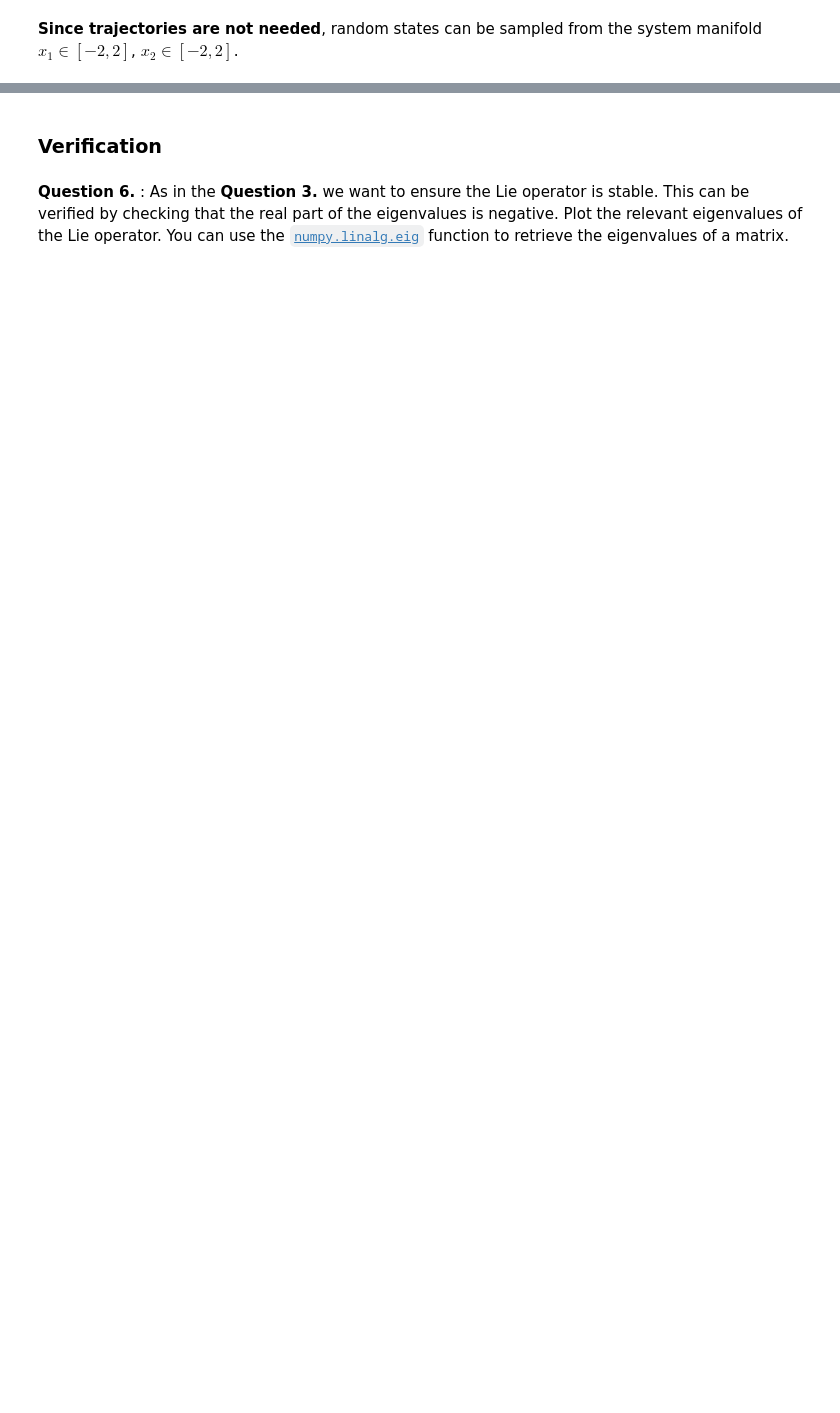
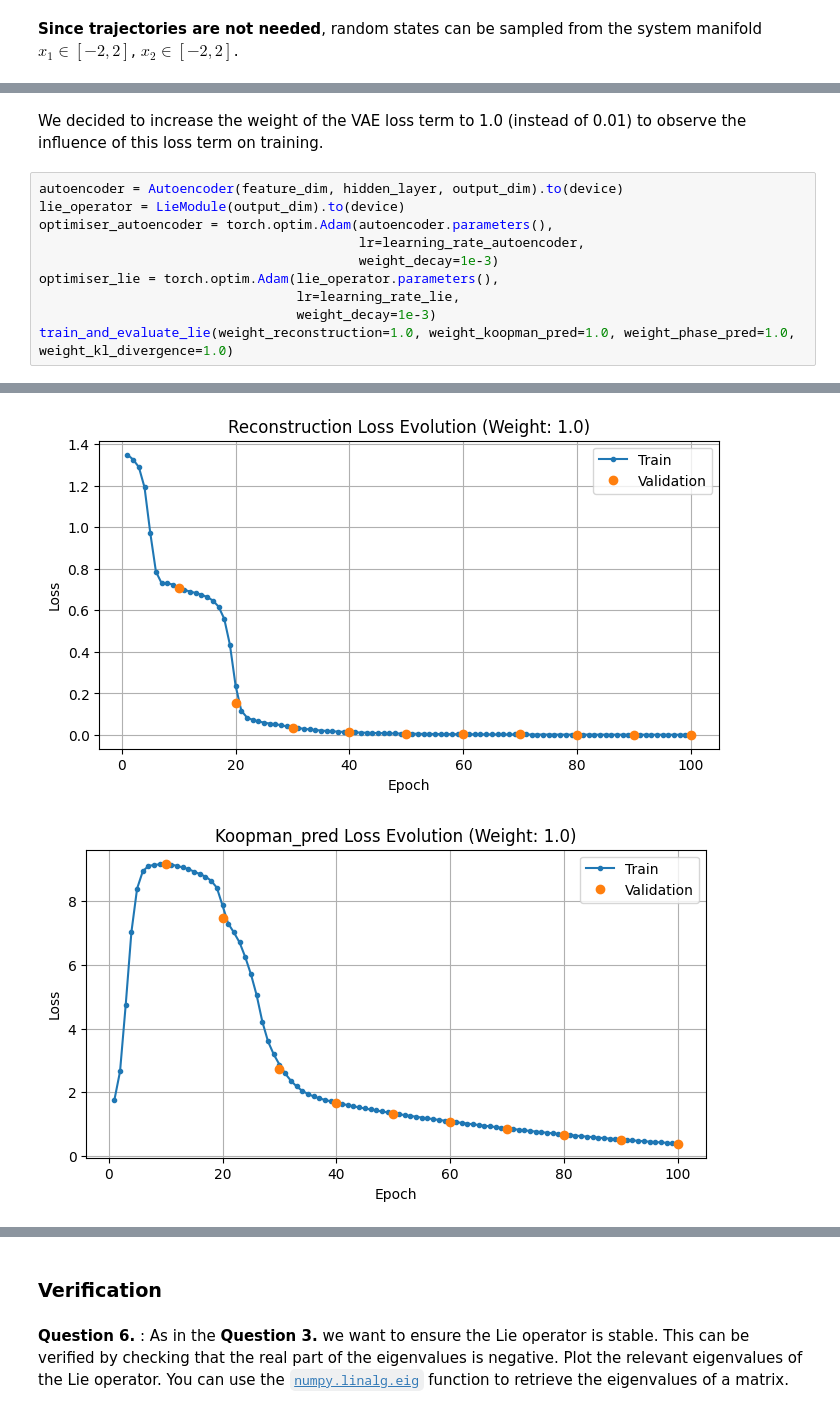
Before and after one commit to HalvardBariller/practical-deep-learning, a Jupyter notebook: 4_DynamicalSystems/TP5_dynamics.ipynb, the cells around one changed output, grey strips where cells are left out. Cells and saved outputs as stored; diff of their text form; blank space fills up the shorter version.

```diff
--- a/4_DynamicalSystems/TP5_dynamics.ipynb
+++ b/4_DynamicalSystems/TP5_dynamics.ipynb
@@ -963,0 +1114,13 @@ for epoch in range(n_epoch):
+# %% [markdown]
+We decided to increase the weight of the VAE loss term to 1.0 (instead of 0.01) to observe the influence of this loss term on training.
+# %%
+autoencoder = Autoencoder(feature_dim, hidden_layer, output_dim).to(device)
+lie_operator = LieModule(output_dim).to(device)
+optimiser_autoencoder = torch.optim.Adam(autoencoder.parameters(),
+                                         lr=learning_rate_autoencoder,
+                                         weight_decay=1e-3)
+optimiser_lie = torch.optim.Adam(lie_operator.parameters(),
+                                 lr=learning_rate_lie,
+                                 weight_decay=1e-3)
+train_and_evaluate_lie(weight_reconstruction=1.0, weight_koopman_pred=1.0, weight_phase_pred=1.0, weight_kl_divergence=1.0)
+# %% [output]
@@ -963,0 +1137,2 @@ for epoch in range(n_epoch):
+[figure, added]
+[figure, added]
```
Also changed, not shown: parts of 30 cells of this notebook.
